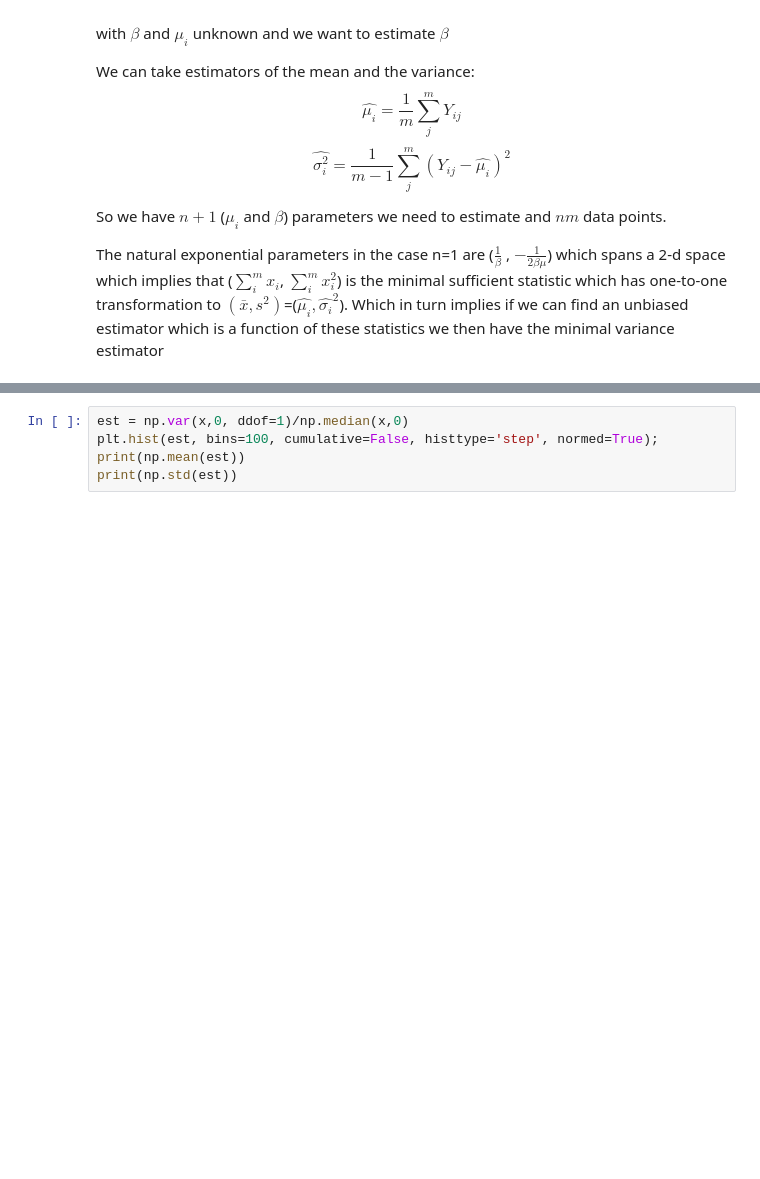
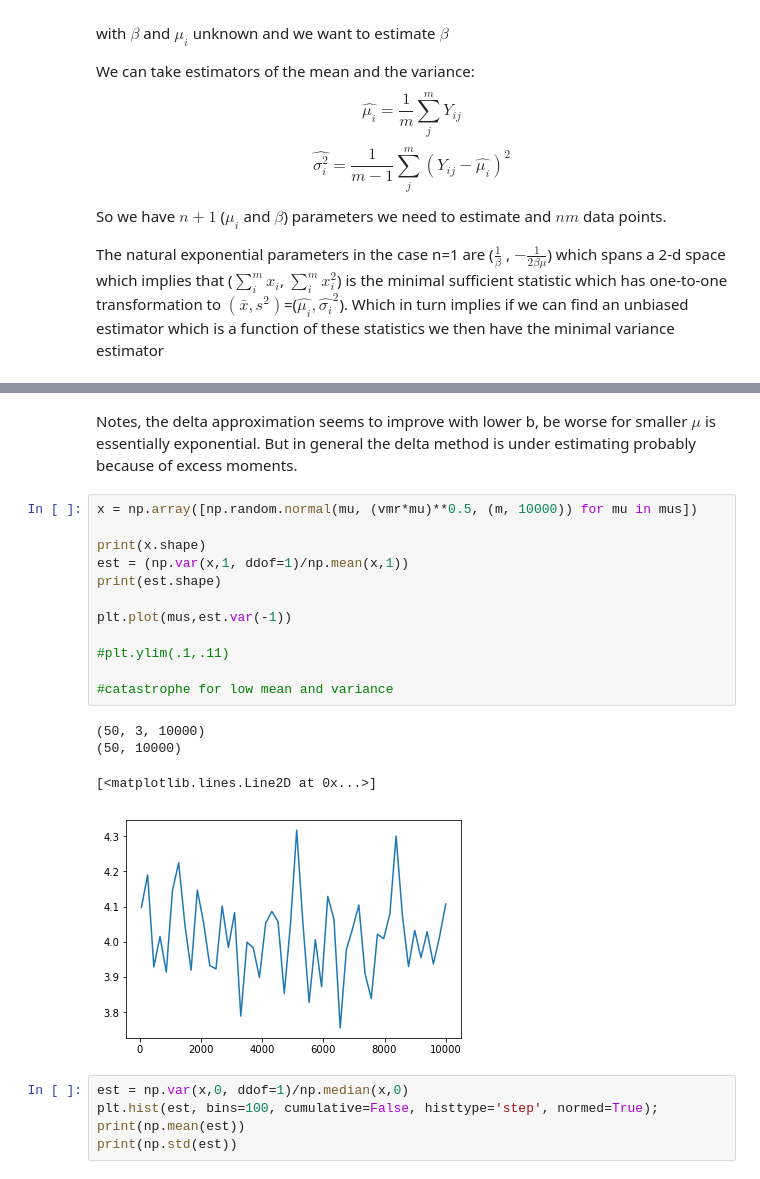
Before and after one commit to deanpospisil/ipython_nb, a Jupyter notebook: Finding VMR.ipynb, the cells around one changed output, grey strips where cells are left out. Saved outputs shown, nothing was run; the diff lists cells and outputs as text; blank space fills up the shorter version.

```diff
--- a/Finding VMR.ipynb
+++ b/Finding VMR.ipynb
@@ -69,3 +126,22 @@ print(np.std(est))
+# %% [markdown]
+Notes, the delta approximation seems to improve with lower b, be worse for smaller $\mu$ is essentially exponential. But in general the delta method is under estimating probably because of excess moments.
+# %%
+x = np.array([np.random.normal(mu, (vmr*mu)**0.5, (m, 10000)) for mu in mus])
+
+print(x.shape)
+est = (np.var(x,1, ddof=1)/np.mean(x,1))
+print(est.shape)
+
+plt.plot(mus,est.var(-1))
+
+#plt.ylim(.1,.11)
+
+#catastrophe for low mean and variance
+# %% [output]
+(50, 3, 10000)
+(50, 10000)
+[<matplotlib.lines.Line2D at 0x...>]
+[figure, added]
 # %%
 est = np.var(x,0, ddof=1)/np.median(x,0)
 plt.hist(est, bins=100, cumulative=False, histtype='step', normed=True);
```
Also changed, not shown: parts of 8 cells of this notebook, 1 other file.
